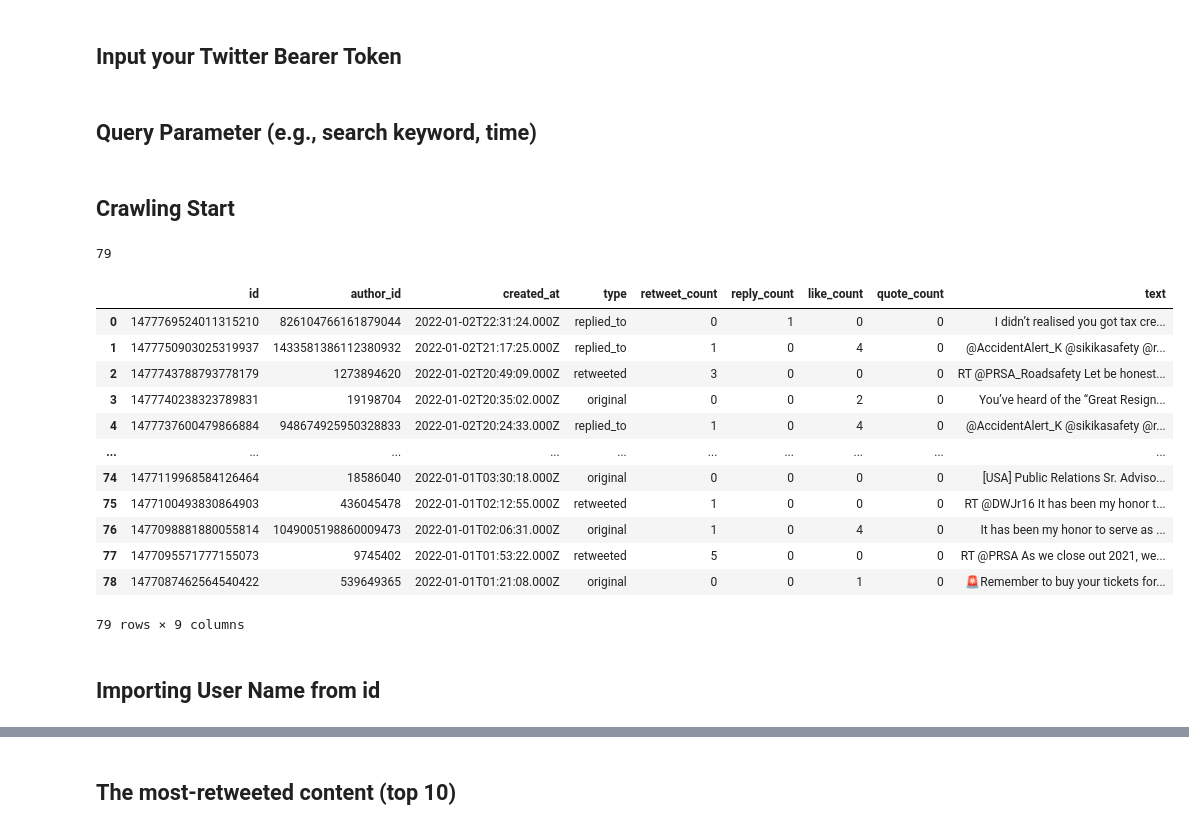
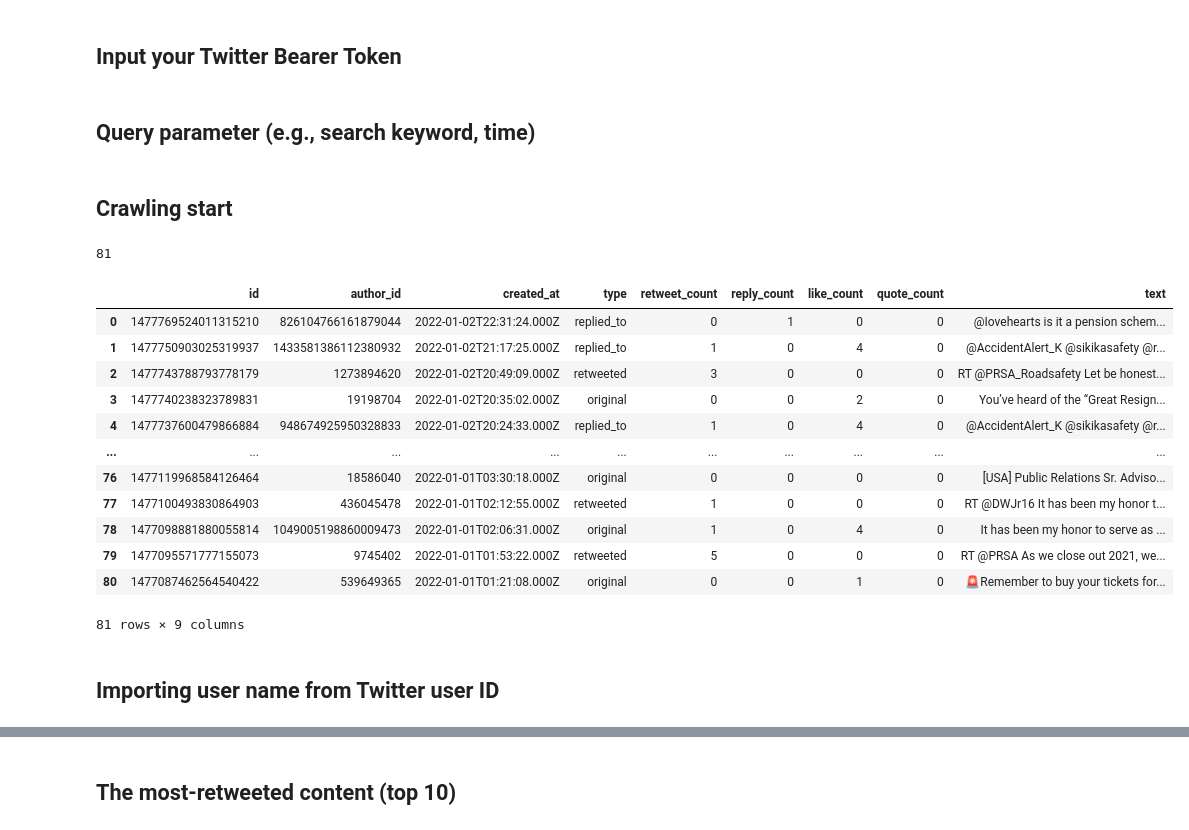
Before and after one commit to formulated/PR_education_Python, a Jupyter notebook: Crawling_Twitter Academic Track/[Twitter API] AcademicTrack.ipynb, the cells around one changed output, grey strips where cells are left out. Saved outputs shown, nothing was run; the diff lists cells and outputs as text; code cells hidden in the pictures.

```diff
--- a/Crawling_Twitter Academic Track/[Twitter API] AcademicTrack.ipynb
+++ b/Crawling_Twitter Academic Track/[Twitter API] AcademicTrack.ipynb
@@ -13,5 +13,5 @@ TOKEN = "YOUR TWITTER ACADEMIC TRACK BEARER TOKEN"
 # %% [markdown]
-## Query Parameter (e.g., search keyword, time)
+## Query parameter (e.g., search keyword, time)
 # %%
 os.environ["BEARER_TOKEN"] = TOKEN
 bearer_token = os.environ["BEARER_TOKEN"]
@@ -45,7 +45,7 @@ def connect_to_endpoint(url, headers, params):
         raise Exception(response.status_code, response.text)
     return response.json()
 # %% [markdown]
-## Crawling Start
+## Crawling start
 # %%
 df = pd.DataFrame()
 retweet_df_disk = pd.DataFrame()
@@ -75,7 +75,7 @@ while True:
         tweets = pd.concat([tweet, tweet_2], axis=1)
 
         ### data file
-        df = pd.concat([df, tweets], axis=1)
+        df = pd.concat([df, tweets], axis=0)
 
         result_count = json_response['meta']['result_count']
         count += result_count
@@ -95,48 +95,48 @@ while True:
             text = json_response['includes']['tweets'][i]['text']
 
             includes_id.append(id_info)
             includes_retweet.append(text)
             retweet_df = ''
             retweet_df = pd.DataFrame(list(zip(includes_id, includes_retweet)),
                        columns =['retweet_id', 'text'])
 
     except KeyError:
         pass
 
     retweet_df_disk = pd.concat([retweet_df_disk, retweet_df], axis=0)
     retweet_df_disk = retweet_df_disk.drop_duplicates()
 
     if 'next_token' in json_response['meta']:
         next_token = json_response['meta']['next_token']
     else:
         break
 
 engagement = df['public_metrics'].apply(pd.Series)
 df = pd.concat([df[['id', 'author_id','created_at', 'text', 'type', 'retweet_id']], engagement], axis=1)
 final_data = df.merge(retweet_df_disk, on='retweet_id', how='left')
 final_data['retweet_account'] = final_data.text_x.str.extract(r'(RT \@\w+)', expand = True)
 final_data.text_y.fillna(final_data.text_x, inplace=True)
 final_data.type.fillna("original", inplace=True)
 final_data['text_z'] = final_data[['retweet_account', 'text_y']].apply(lambda x: ' '.join(x.dropna()), axis=1)
 final_data = final_data[['id', 'author_id', 'created_at', 'type', 'retweet_count', 'reply_count', 'like_count', 'quote_count', 'text_z']].rename(columns={"text_z": "text"})
 final_data
 # %% [output]
-79
+81
 |  | id | author_id | created_at | type | retweet_count | reply_count | like_count | quote_count | text |
-| 0 | 1477769524011315210 | 826104766161879044 | 2022-01-02T22:31:24.000Z | replied_to | 0 | 1 | 0 | 0 | I didn’t realised you got tax cre... |
+| 0 | 1477769524011315210 | 826104766161879044 | 2022-01-02T22:31:24.000Z | replied_to | 0 | 1 | 0 | 0 | @Iovehearts is it a pension schem... |
 | 1 | 1477750903025319937 | 1433581386112380932 | 2022-01-02T21:17:25.000Z | replied_to | 1 | 0 | 4 | 0 | @AccidentAlert_K @sikikasafety @r... |
 | 2 | 1477743788793778179 | 1273894620 | 2022-01-02T20:49:09.000Z | retweeted | 3 | 0 | 0 | 0 | RT @PRSA_Roadsafety Let be honest... |
 | 3 | 1477740238323789831 | 19198704 | 2022-01-02T20:35:02.000Z | original | 0 | 0 | 2 | 0 | You’ve heard of the “Great Resign... |
 | 4 | 1477737600479866884 | 948674925950328833 | 2022-01-02T20:24:33.000Z | replied_to | 1 | 0 | 4 | 0 | @AccidentAlert_K @sikikasafety @r... |
 | ... | ... | ... | ... | ... | ... | ... | ... | ... | ... |
-| 74 | 1477119968584126464 | 18586040 | 2022-01-01T03:30:18.000Z | original | 0 | 0 | 0 | 0 | [USA] Public Relations Sr. Adviso... |
-| 75 | 1477100493830864903 | 436045478 | 2022-01-01T02:12:55.000Z | retweeted | 1 | 0 | 0 | 0 | RT @DWJr16 It has been my honor t... |
-| 76 | 1477098881880055814 | 1049005198860009473 | 2022-01-01T02:06:31.000Z | original | 1 | 0 | 4 | 0 | It has been my honor to serve as ... |
-| 77 | 1477095571777155073 | 9745402 | 2022-01-01T01:53:22.000Z | retweeted | 5 | 0 | 0 | 0 | RT @PRSA As we close out 2021, we... |
-| 78 | 1477087462564540422 | 539649365 | 2022-01-01T01:21:08.000Z | original | 0 | 0 | 1 | 0 | 🚨Remember to buy your tickets for... |
+| 76 | 1477119968584126464 | 18586040 | 2022-01-01T03:30:18.000Z | original | 0 | 0 | 0 | 0 | [USA] Public Relations Sr. Adviso... |
+| 77 | 1477100493830864903 | 436045478 | 2022-01-01T02:12:55.000Z | retweeted | 1 | 0 | 0 | 0 | RT @DWJr16 It has been my honor t... |
+| 78 | 1477098881880055814 | 1049005198860009473 | 2022-01-01T02:06:31.000Z | original | 1 | 0 | 4 | 0 | It has been my honor to serve as ... |
+| 79 | 1477095571777155073 | 9745402 | 2022-01-01T01:53:22.000Z | retweeted | 5 | 0 | 0 | 0 | RT @PRSA As we close out 2021, we... |
+| 80 | 1477087462564540422 | 539649365 | 2022-01-01T01:21:08.000Z | original | 0 | 0 | 1 | 0 | 🚨Remember to buy your tickets for... |
-79 rows × 9 columns
+81 rows × 9 columns
-# %% [markdown]
-## Importing User Name from id
+# %% [markdown]
+## Importing user name from Twitter user ID
 # %%
 client = Twarc2(bearer_token=TOKEN)
 user_id_list = final_data["author_id"]
```
Also changed, not shown: parts of 7 cells of this notebook, 2 other files.
